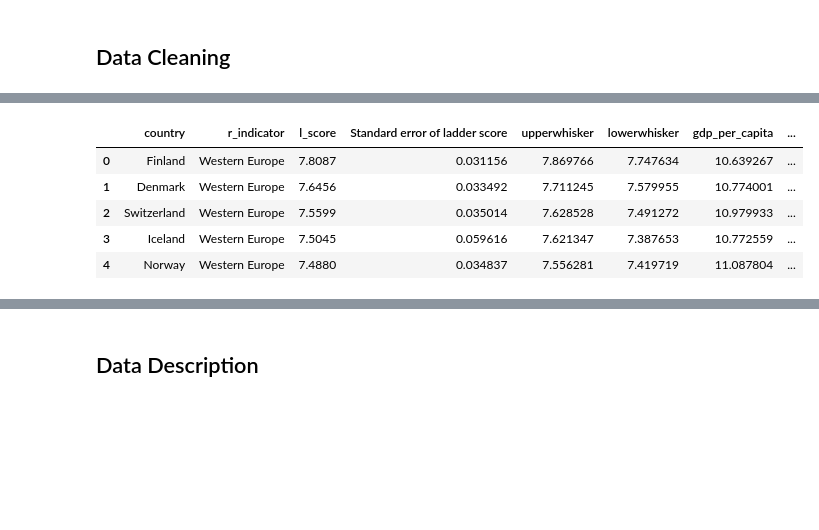
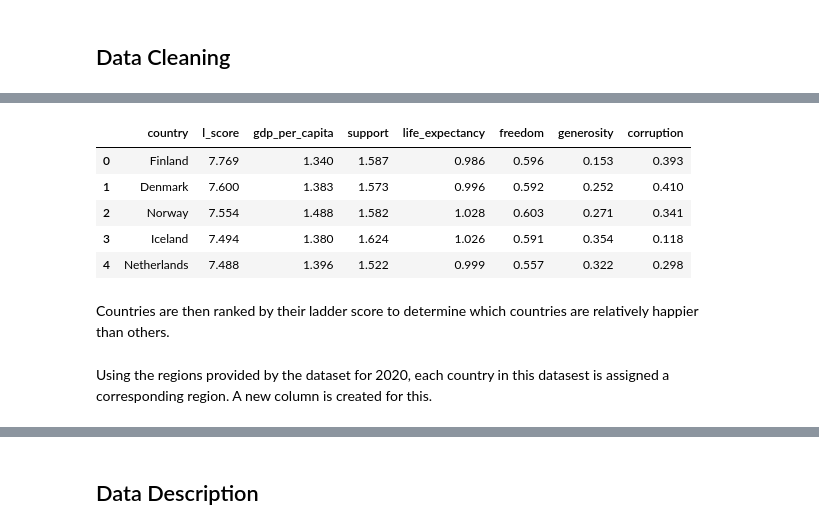
Before and after one commit to pgokhale2000/Data-Science-Project, a Jupyter notebook: main.ipynb, the cells around one changed output, grey strips where cells are left out. Cells and saved outputs as stored; diff of their text form; code cells hidden in the pictures; blank space fills up the shorter version.

```diff
--- a/main.ipynb
+++ b/main.ipynb
@@ -24,6 +24,6 @@ warnings.filterwarnings('ignore')
 # %% [markdown]
 First, the happiness dataset is loaded and the columns and their values are observed.
 # %%
-df = pd.read_csv('happiness/2020.csv')
+df = pd.read_csv('happiness/2019.csv')
 df.head()
 # %% [output]
@@ -40,12 +38 @@ Since some of the columns have redundant data, extra columns are deleted and som
-# %%
-# delete explained by columns, this is redundant data
-L_SCORE_DYSTOPIA = df['Ladder score in Dystopia'].mean()
-
-df.drop(['Explained by: Log GDP per capita',
-         'Explained by: Social support',
-         'Explained by: Healthy life expectancy',
-         'Explained by: Freedom to make life choices',
-         'Explained by: Generosity',
-         'Explained by: Perceptions of corruption',
-         'Ladder score in Dystopia'], axis=1, inplace=True)
 # %% [markdown]
@@ -53,19 +40,20 @@ Columns are renamed to shorter, more appropriate names to work with. This is the
 # %%
 # rename columns
-df.rename(columns = {'Logged GDP per capita':'gdp_per_capita',
+df.rename(columns = {'GDP per capita':'gdp_per_capita',
                      'Social support':'support',
                      'Healthy life expectancy':'life_expectancy',
                      'Freedom to make life choices':'freedom',
                      'Perceptions of corruption':'corruption',
-                     'Ladder score': 'l_score',
-                     'Country name': 'country',
-                     'Generosity': 'generosity',
-                     'Regional indicator': 'r_indicator'}, inplace = True)
+                     'Score': 'l_score',
+                     'Country or region': 'country',
+                     'Generosity': 'generosity'}, inplace = True)
 df.head()
 # %% [output]
-|  | country | r_indicator | l_score | Standard error of ladder score | upperwhisker | lowerwhisker | gdp_per_capita | ... |
-| 0 | Finland | Western Europe | 7.8087 | 0.031156 | 7.869766 | 7.747634 | 10.639267 | ... |
-| 1 | Denmark | Western Europe | 7.6456 | 0.033492 | 7.711245 | 7.579955 | 10.774001 | ... |
-| 2 | Switzerland | Western Europe | 7.5599 | 0.035014 | 7.628528 | 7.491272 | 10.979933 | ... |
-| 3 | Iceland | Western Europe | 7.5045 | 0.059616 | 7.621347 | 7.387653 | 10.772559 | ... |
-| 4 | Norway | Western Europe | 7.4880 | 0.034837 | 7.556281 | 7.419719 | 11.087804 | ... |
+|  | country | l_score | gdp_per_capita | support | life_expectancy | freedom | generosity | corruption |
+| 0 | Finland | 7.769 | 1.340 | 1.587 | 0.986 | 0.596 | 0.153 | 0.393 |
+| 1 | Denmark | 7.600 | 1.383 | 1.573 | 0.996 | 0.592 | 0.252 | 0.410 |
+| 2 | Norway | 7.554 | 1.488 | 1.582 | 1.028 | 0.603 | 0.271 | 0.341 |
+| 3 | Iceland | 7.494 | 1.380 | 1.624 | 1.026 | 0.591 | 0.354 | 0.118 |
+| 4 | Netherlands | 7.488 | 1.396 | 1.522 | 0.999 | 0.557 | 0.322 | 0.298 |
+# %% [markdown]
+Countries are then ranked by their ladder score to determine which countries are relatively happier than others.
@@ -71,0 +62,2 @@ df.head()
+# %% [markdown]
+Using the regions provided by the dataset for 2020, each country in this datasest is assigned a corresponding region. A new column is created for this.
```
Also changed, not shown: parts of 21 cells of this notebook, 1 other file.
